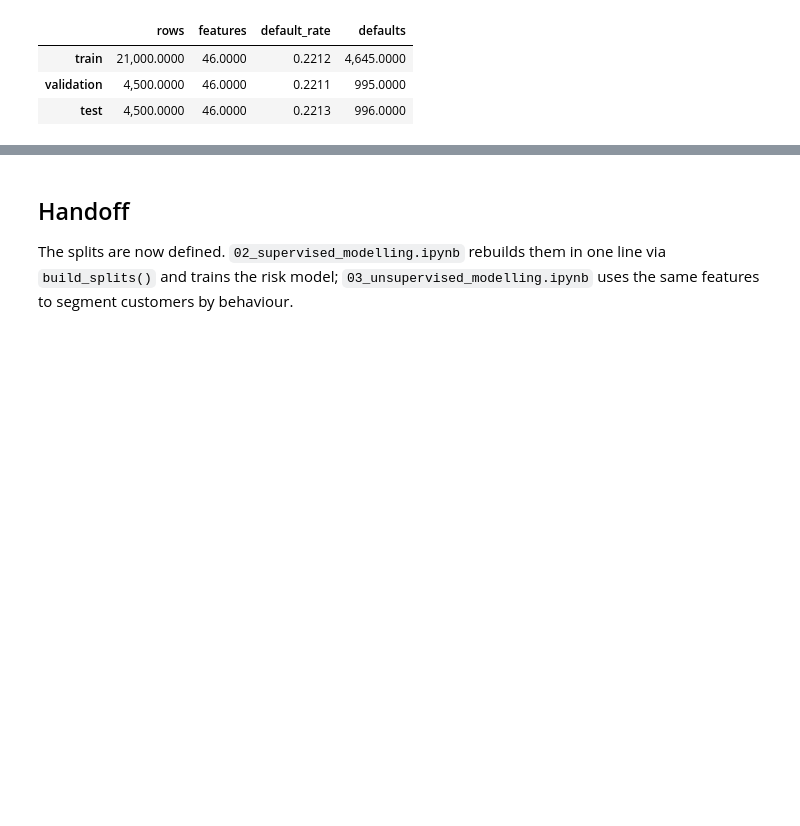
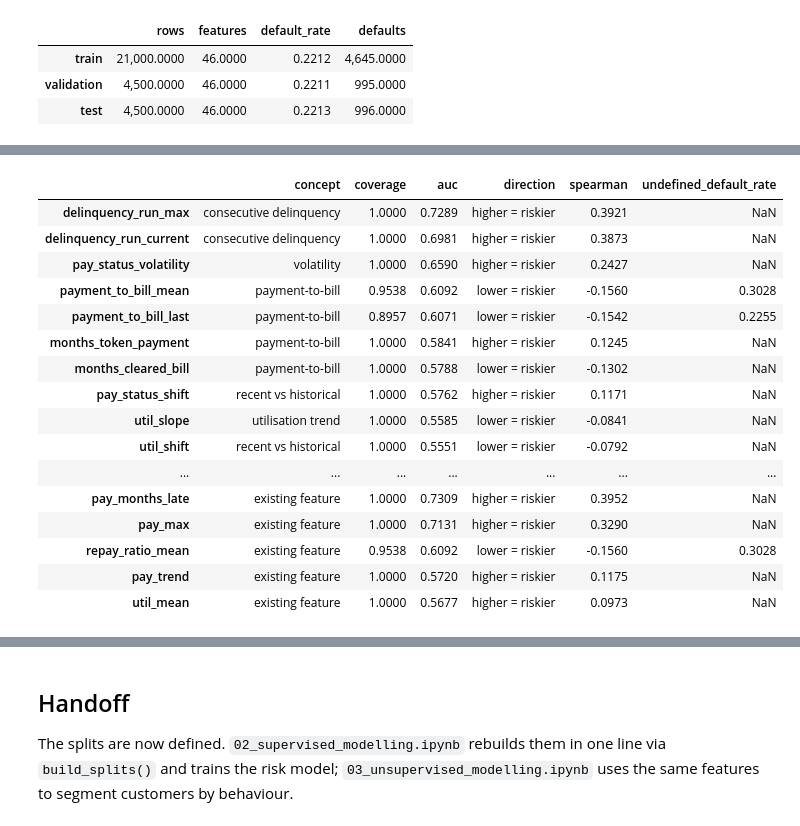
Before and after one commit to AnastasiaRassi/Behavioural_Credit_Scorecard_System, a Jupyter notebook: notebooks/01_data_preparation.ipynb, the cells around one changed output, grey strips where cells are left out. Cells and saved outputs as stored; diff of their text form; code cells hidden in the pictures; blank space fills up the shorter version.

```diff
--- a/notebooks/01_data_preparation.ipynb
+++ b/notebooks/01_data_preparation.ipynb
@@ -329,0 +503,48 @@ pd.DataFrame({
+# %%
+# Sliced on the same indices as the model features, so everything below reads training
+# rows only.
+candidates = {name: candidates_all.loc[index] for name, index in
+              [("train", idx_train), ("validation", idx_validation), ("test", idx_test)]}
+
+
+def univariate_power(features: pd.DataFrame, labels: pd.Series) -> pd.DataFrame:
+    """Rank power of each feature alone, measured on the rows where it is defined."""
+    rows = []
+    for column in features.columns:
+        values = features[column]
+        observed = values.notna()
+        auc = roc_auc_score(labels[observed], values[observed])
+        rows.append({
+            "concept": CONCEPTS.get(column, "existing feature"),
+            "coverage": observed.mean(),
+            "auc": max(auc, 1 - auc),
+            "direction": "higher = riskier" if auc >= 0.5 else "lower = riskier",
+            "spearman": spearmanr(values[observed], labels[observed]).statistic,
+            "undefined_default_rate": labels[~observed].mean() if (~observed).any() else np.nan,
+        })
+    return pd.DataFrame(rows, index=features.columns).sort_values("auc", ascending=False)
+
+
+REFERENCE = ["pay_months_late", "pay_max", "pay_trend", "util_mean", "repay_ratio_mean"]
+pd.concat([
+    univariate_power(candidates["train"], y["train"]),
+    univariate_power(X["train"][REFERENCE], y["train"]),
+])
+# %% [output]
+|  | concept | coverage | auc | direction | spearman | undefined_default_rate |
+| delinquency_run_max | consecutive delinquency | 1.0000 | 0.7289 | higher = riskier | 0.3921 | NaN |
+| delinquency_run_current | consecutive delinquency | 1.0000 | 0.6981 | higher = riskier | 0.3873 | NaN |
+| pay_status_volatility | volatility | 1.0000 | 0.6590 | higher = riskier | 0.2427 | NaN |
+| payment_to_bill_mean | payment-to-bill | 0.9538 | 0.6092 | lower = riskier | -0.1560 | 0.3028 |
+| payment_to_bill_last | payment-to-bill | 0.8957 | 0.6071 | lower = riskier | -0.1542 | 0.2255 |
+| months_token_payment | payment-to-bill | 1.0000 | 0.5841 | higher = riskier | 0.1245 | NaN |
+| months_cleared_bill | payment-to-bill | 1.0000 | 0.5788 | lower = riskier | -0.1302 | NaN |
+| pay_status_shift | recent vs historical | 1.0000 | 0.5762 | higher = riskier | 0.1171 | NaN |
+| util_slope | utilisation trend | 1.0000 | 0.5585 | lower = riskier | -0.0841 | NaN |
+| util_shift | recent vs historical | 1.0000 | 0.5551 | lower = riskier | -0.0792 | NaN |
+| ... | ... | ... | ... | ... | ... | ... |
+| pay_months_late | existing feature | 1.0000 | 0.7309 | higher = riskier | 0.3952 | NaN |
+| pay_max | existing feature | 1.0000 | 0.7131 | higher = riskier | 0.3290 | NaN |
+| repay_ratio_mean | existing feature | 0.9538 | 0.6092 | lower = riskier | -0.1560 | 0.3028 |
+| pay_trend | existing feature | 1.0000 | 0.5720 | higher = riskier | 0.1175 | NaN |
+| util_mean | existing feature | 1.0000 | 0.5677 | higher = riskier | 0.0973 | NaN |
```
Also changed, not shown: parts of 13 cells of this notebook.
